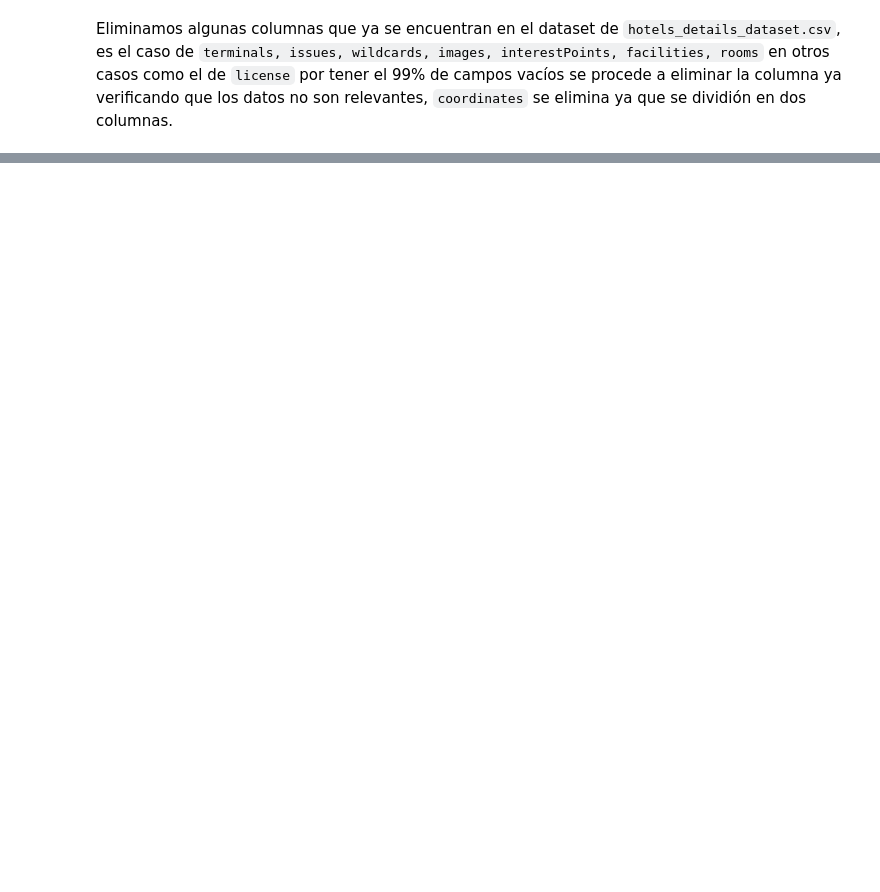
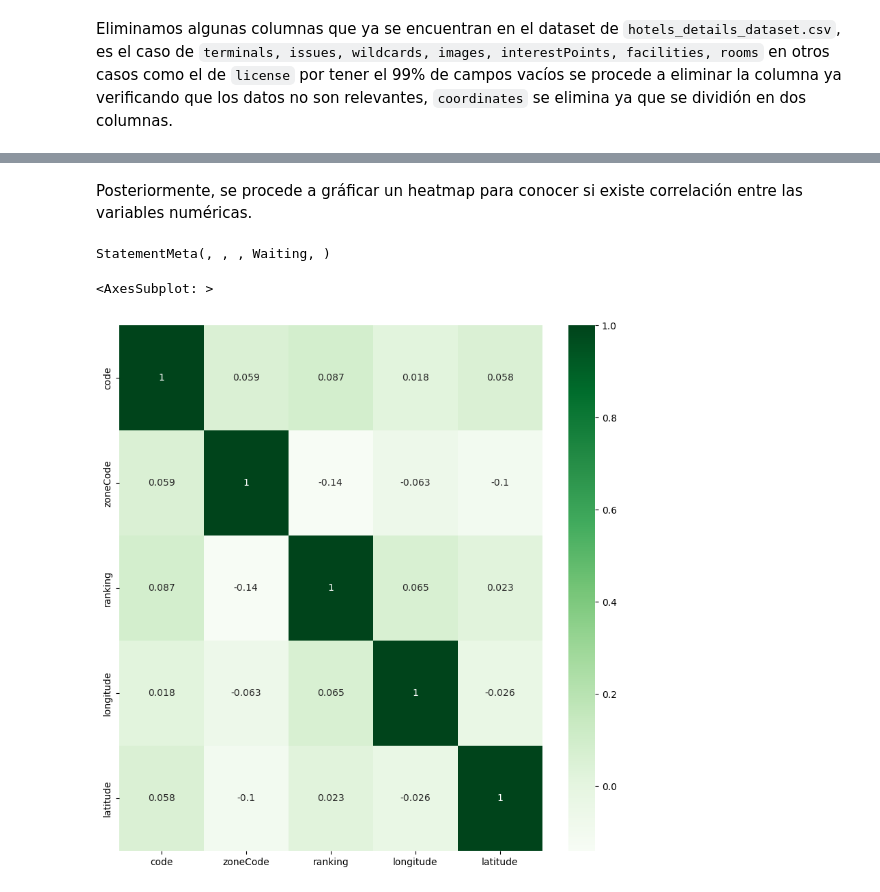
Before and after one commit to cistelsa/Commerce_Data_Analysis_and_Recommendations, a Jupyter notebook: 3_EDA/EDA_hotelbeads.ipynb, the cells around one changed output, grey strips where cells are left out. Saved outputs shown, nothing was run; the diff lists cells and outputs as text; code cells hidden in the pictures; blank space fills up the shorter version.

```diff
--- a/3_EDA/EDA_hotelbeads.ipynb
+++ b/3_EDA/EDA_hotelbeads.ipynb
@@ -175,0 +267,11 @@ df_hotels_c.head()
+# %% [markdown]
+Posteriormente, se procede a gráficar un heatmap para conocer si existe correlación entre las variables numéricas.
+# %%
+#Gráficando heatmap para conocer la correlación de las variables
+correlac = df_hotels_c.corr(numeric_only = True)
+plt.figure(figsize=[10,10])
+sns.heatmap(correlac, annot=True, cmap='Greens')
+# %% [output]
+StatementMeta(, , , Waiting, )
+<AxesSubplot: >
+[figure, added]
```
Also changed, not shown: parts of 48 cells of this notebook.
